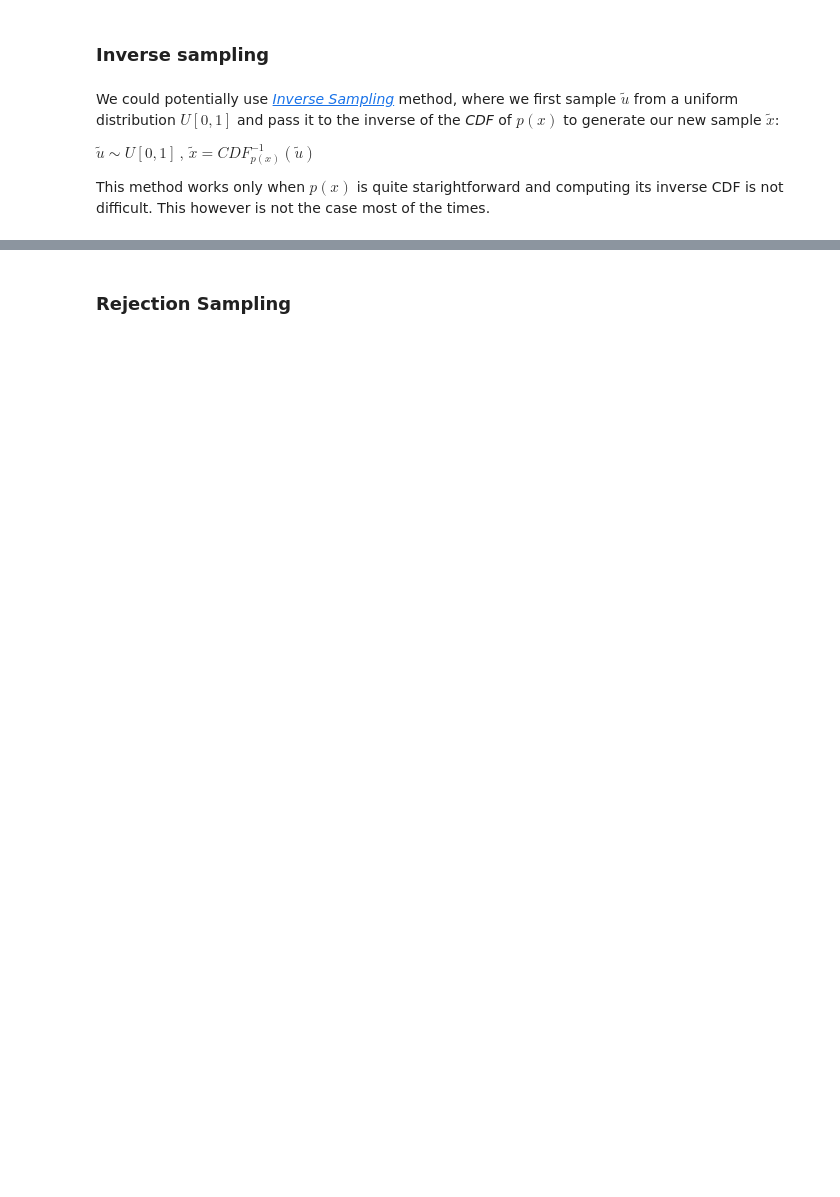
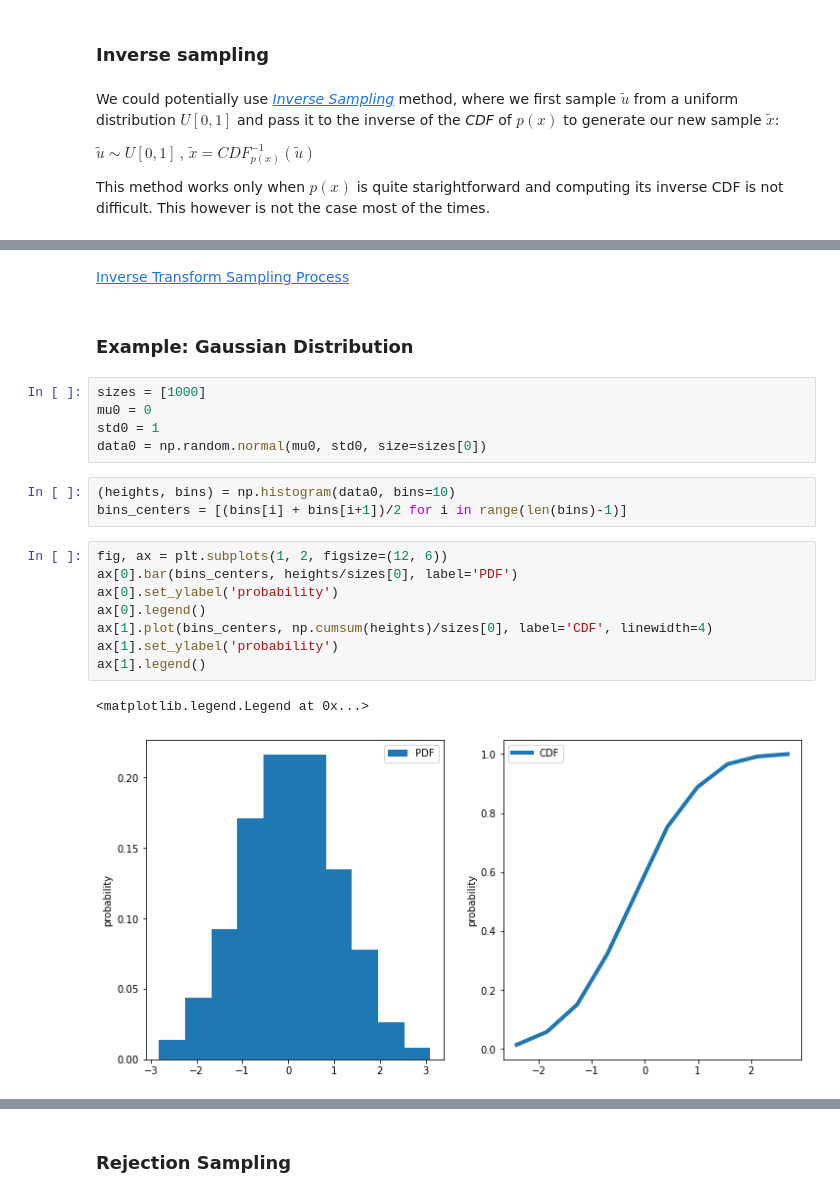
Before and after one commit to monaj07/ml, a Jupyter notebook: generative/tutorial_gan.ipynb, the cells around one changed output, grey strips where cells are left out. Drawn from its saved outputs; the diff is of its cells as text; blank space fills up the shorter version.

Commit message:
Add examples fir inverse transfer sampling and rejection sampling

```diff
--- a/generative/tutorial_gan.ipynb
+++ b/generative/tutorial_gan.ipynb
@@ -23,0 +29,23 @@ This however is not the case most of the times.
+# %% [markdown]
+[Inverse Transform Sampling Process](https://en.wikipedia.org/wiki/Inverse_transform_sampling#/media/File:Inverse_Transform_Sampling_Example.gif)
+# %% [markdown]
+### Example: Gaussian Distribution
+# %%
+sizes = [1000]
+mu0 = 0
+std0 = 1
+data0 = np.random.normal(mu0, std0, size=sizes[0])
+# %%
+(heights, bins) = np.histogram(data0, bins=10)
+bins_centers = [(bins[i] + bins[i+1])/2 for i in range(len(bins)-1)]
+# %%
+fig, ax = plt.subplots(1, 2, figsize=(12, 6))
+ax[0].bar(bins_centers, heights/sizes[0], label='PDF')
+ax[0].set_ylabel('probability')
+ax[0].legend()
+ax[1].plot(bins_centers, np.cumsum(heights)/sizes[0], label='CDF', linewidth=4)
+ax[1].set_ylabel('probability')
+ax[1].legend()
+# %% [output]
+<matplotlib.legend.Legend at 0x...>
+[figure, added]
```
Also changed, not shown: parts of 25 cells of this notebook.
